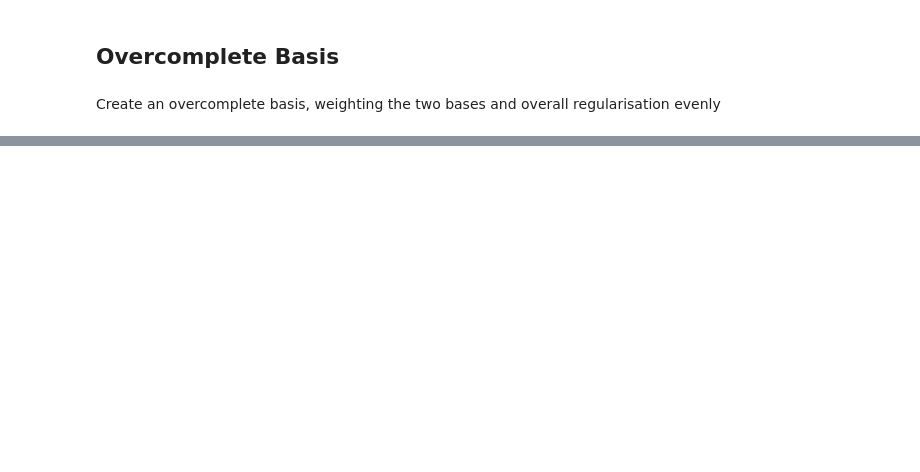
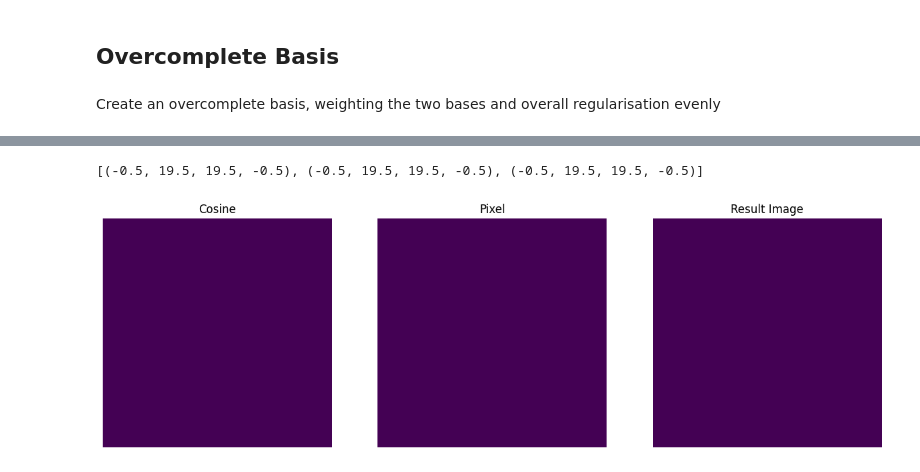
Before and after one commit to auggiemarignier/octo, a Jupyter notebook: examples/example.ipynb, the cells around one changed output, grey strips where cells are left out. Cells and saved outputs as stored; diff of their text form; code cells hidden in the pictures; blank space fills up the shorter version.

```diff
--- a/examples/example.ipynb
+++ b/examples/example.ipynb
@@ -15,6 +15,7 @@ Nx = 20
 Ny = 20
 cosine = CosineBasis2D(Nx, Ny)
 pixel = PixelBasis2D(Nx, Ny)
+nparams = cosine.N + pixel.N
 # %% [markdown]
 ## Synthetic Data
 # %% [markdown]
@@ -69,0 +81,3 @@ ValueError: matmul: Input operand 1 has a mismatch in its core dimension 0, with
+# %%
+# should implement a cost function gradient for faster convergence
+result = minimize(overcomplete.cost, np.zeros((nparams)), method='L-BFGS-B', options={'disp': True, 'maxiter': 1})
@@ -69,0 +108,21 @@ ValueError: matmul: Input operand 1 has a mismatch in its core dimension 0, with
+# %%
+result_coefficients = overcomplete._split(result.x)
+
+result_cosine_image = cosine(result_coefficients[0])
+result_pixel_image = pixel(result_coefficients[1])
+result_image = result_cosine_image + result_pixel_image
+
+fig, axs = plt.subplots(1, 3, figsize=(15, 5))
+axs[0].imshow(result_cosine_image.reshape(Nx, Ny))
+axs[0].set_title("Cosine")
+
+axs[1].imshow(result_cosine_image.reshape(Nx, Ny))
+axs[1].set_title("Pixel")
+
+axs[2].imshow(result_cosine_image.reshape(Nx, Ny))
+axs[2].set_title("Result Image")
+
+[ax.axis("off") for ax in axs]
+# %% [output]
+[(-0.5, 19.5, 19.5, -0.5), (-0.5, 19.5, 19.5, -0.5), (-0.5, 19.5, 19.5, -0.5)]
+[figure, added]
```
Also changed, not shown: parts of 7 cells of this notebook.
